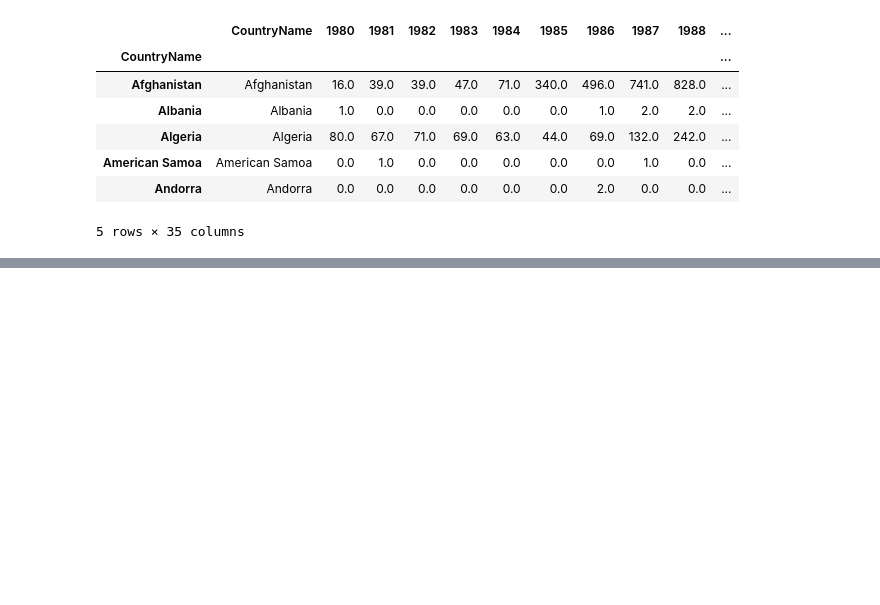
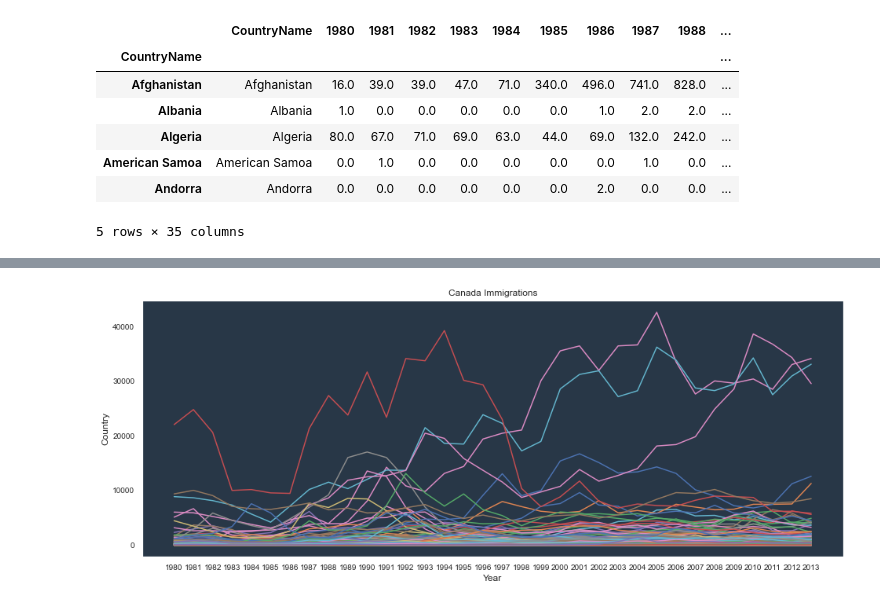
Before and after one commit to jackyhuynh/Data_Visualization_using_Python_Seaborn, a Jupyter notebook: Untitled.ipynb, the cells around one changed output, grey strips where cells are left out. Saved outputs shown, nothing was run; the diff lists cells and outputs as text; code cells hidden in the pictures; blank space fills up the shorter version.

```diff
--- a/Untitled.ipynb
+++ b/Untitled.ipynb
@@ -261,0 +300,17 @@ sns.lineplpot(x=canada.index.values, y = )
+# %%
+
+plt.figure(figsize=(16,6)) # Frame of the data set
+
+plt.title("Canada Immigrations", fontsize=12)
+
+x = canada.index.values
+for i in canada.columns:
+    if canada[i].name != 'Total' and canada[i].name!='Unknown':
+        y=canada[i]
+        sns.lineplot(x,y)
+
+plt.xlabel("Year")
+plt.ylabel("Country")
+plt.show()
+# %% [output]
+[figure, added]
```
Also changed, not shown: parts of 13 cells of this notebook.
